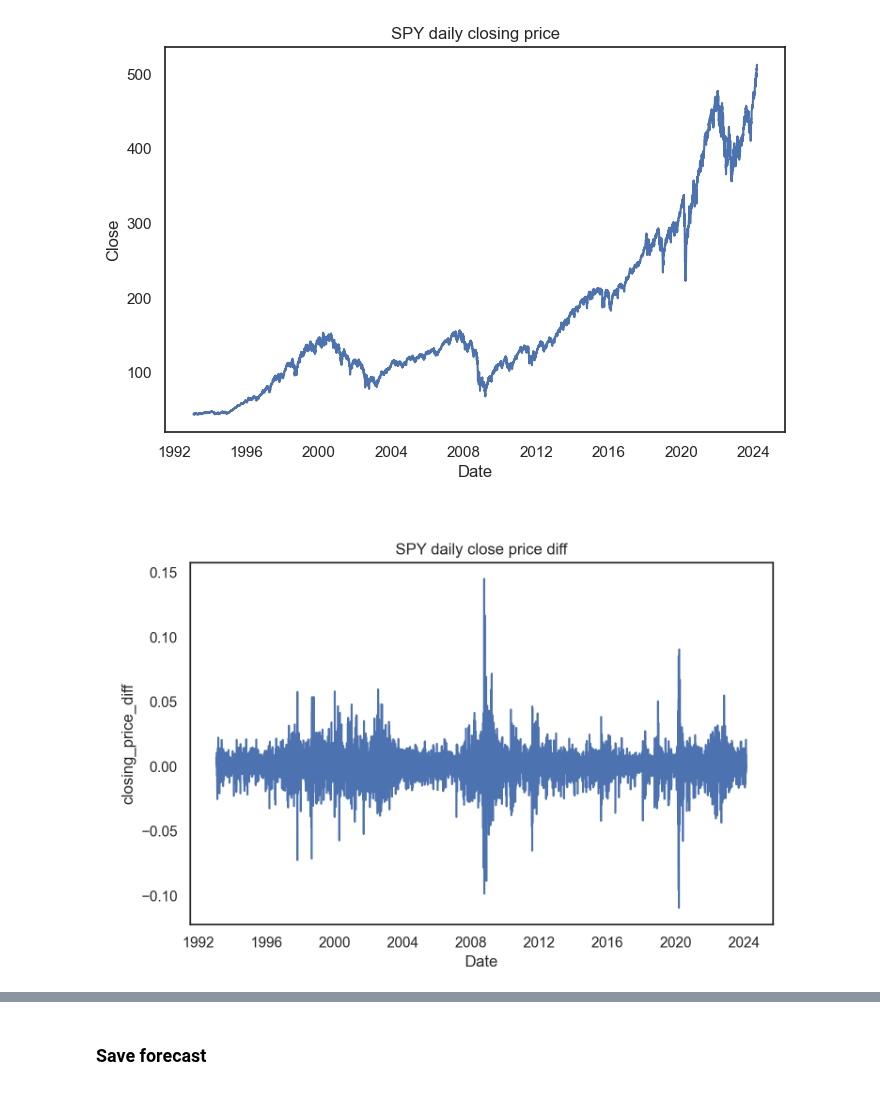
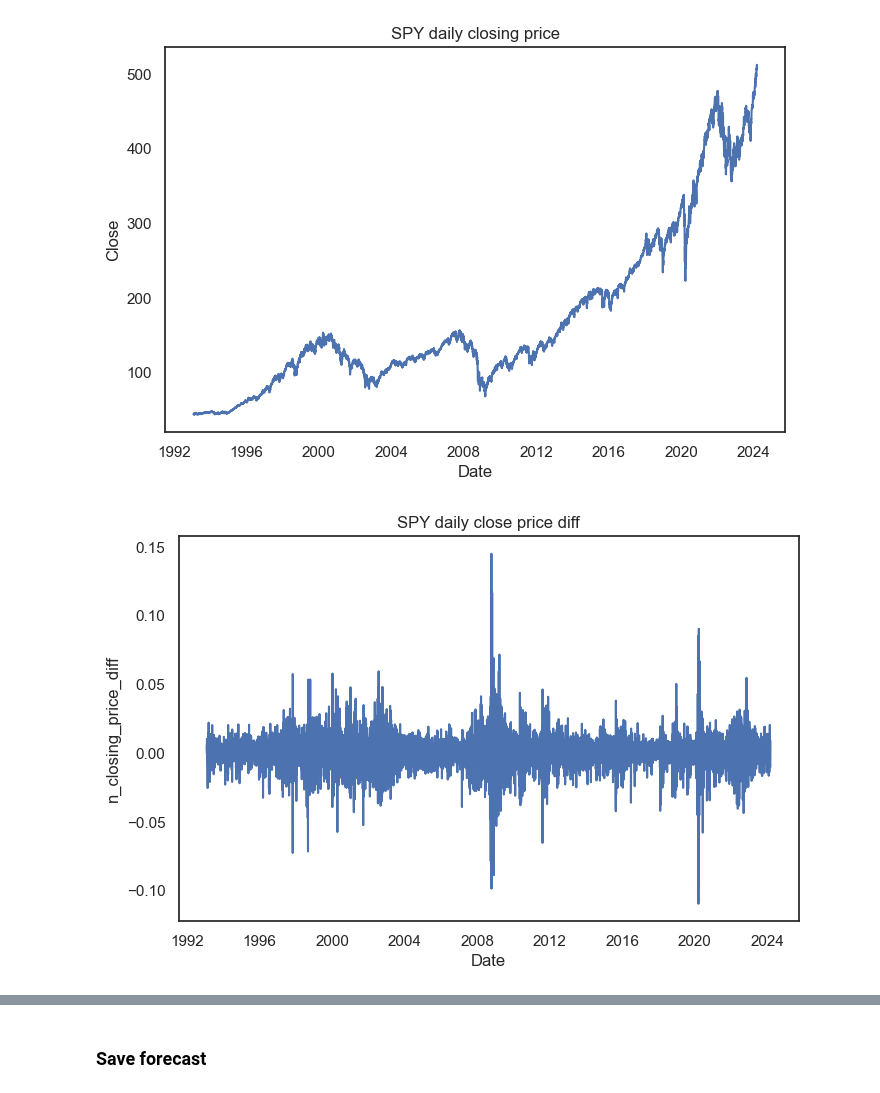
Before and after one commit to viethngn/Data_Analysis_3_ECBS5171, a Jupyter notebook: extra_assignment/extra_assignment_viethngn.ipynb, the cells around one changed output, grey strips where cells are left out. Cells and saved outputs as stored; diff of their text form; code cells hidden in the pictures.

```diff
--- a/extra_assignment/extra_assignment_viethngn.ipynb
+++ b/extra_assignment/extra_assignment_viethngn.ipynb
@@ -31,7 +32,7 @@ df_spy.tail()
 df_spy.to_csv('SPY.csv', index=True)
 # %%
 df_spy.reset_index(inplace=True)
-df_spy['trend'] = df_spy.index + 1
+df_spy['n_trend'] = df_spy.index + 1
 # %%
 sns.set(style="white")
 close_plot, ax1 = plt.subplots(figsize=(8,5))
@@ -45,23 +46,37 @@ close_plot.show()
 # %%
 # create the y variable
 df_spy['next_day_close'] = df_spy['Close'].shift(-1)
+
+df_spy['Date_ts'] = pd.to_datetime(df_spy['Date'])
+df_spy['n_year'], df_spy['f_month'], df_spy['f_day_of_week'], df_spy['f_week_of_year'] = df_spy['Date_ts'].apply(lambda x: x.year), df_spy['Date_ts'].apply(lambda x: x.month), df_spy['Date_ts'].apply(lambda x: x.dayofweek), df_spy['Date_ts'].apply(lambda x: x.weekofyear)
+
+df_spy['n_closing_price_diff'] = (df_spy['Close'] / df_spy['Close'].shift(1)) - 1
+df_spy['n_closing_price_diff'] = df_spy['n_closing_price_diff'].fillna(0)
+
+df_spy['next_day_closing_price_diff'] = (df_spy['Close'].shift(-1) / df_spy['Close']) - 1
+df_spy['next_day_closing_price_diff'] = df_spy['next_day_closing_price_diff'].fillna(0)
+
 # drop the last day as there's no actual price
 df_spy = df_spy.iloc[:-1]
 
-df_spy['Date_ts'] = pd.to_datetime(df_spy['Date'])
-df_spy['year'], df_spy['month'], df_spy['day_of_week'], df_spy['week_of_year'] = df_spy['Date_ts'].apply(lambda x: x.year), df_spy['Date_ts'].apply(lambda x: x.month), df_spy['Date_ts'].apply(lambda x: x.dayofweek), df_spy['Date_ts'].apply(lambda x: x.weekofyear)
-
-df_spy['closing_price_diff'] = (df_spy['Close'] / df_spy['Close'].shift(1)) - 1
-df_spy['closing_price_diff'] = df_spy['closing_price_diff'].fillna(0)
+# rename vars
+df_spy.rename(columns={
+    'Open': 'n_open',
+    'High': 'n_high',
+    'Low': 'n_low',
+    'Close': 'n_close',
+    'Adj Close': 'n_adj_close',
+    'Volume': 'n_volume'
+}, inplace=True)
 # %%
 sns.set(style="white")
 close_diff_plot, ax3 = plt.subplots(figsize=(8,5))
 closs_diff_fig = sns.lineplot(
     data = df_spy,
-    x = 'Date', y = 'closing_price_diff')
+    x = 'Date', y = 'n_closing_price_diff')
 closs_diff_fig.set(title='SPY daily close price diff')
 close_diff_plot.show()
 # %% [output]
-[figure, old version]
+[figure, new version]
 # %%
 sns.set(style="white")
```
Also changed, not shown: parts of 42 cells of this notebook, 1 other file.
